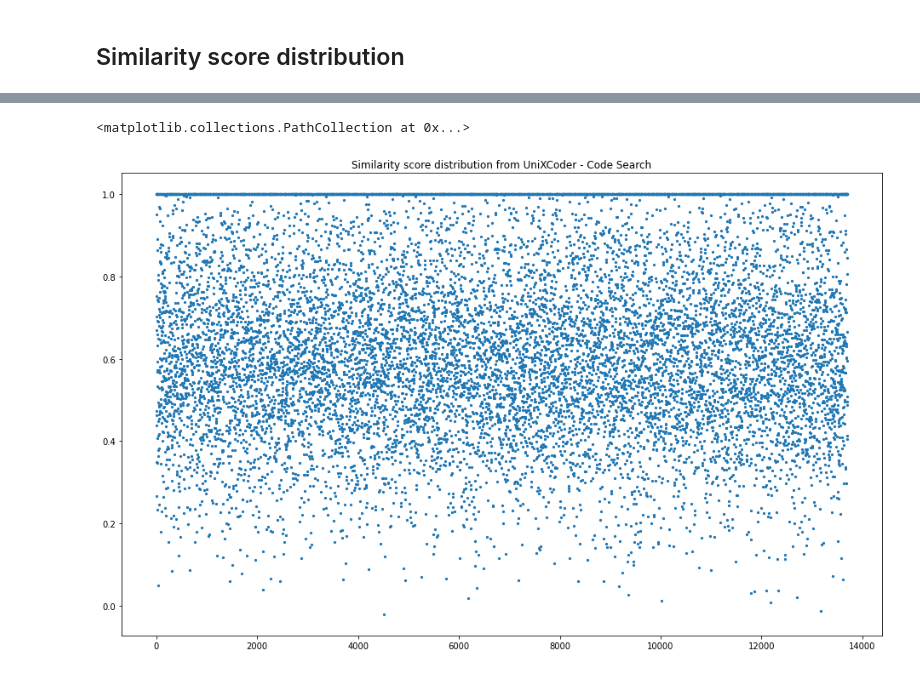
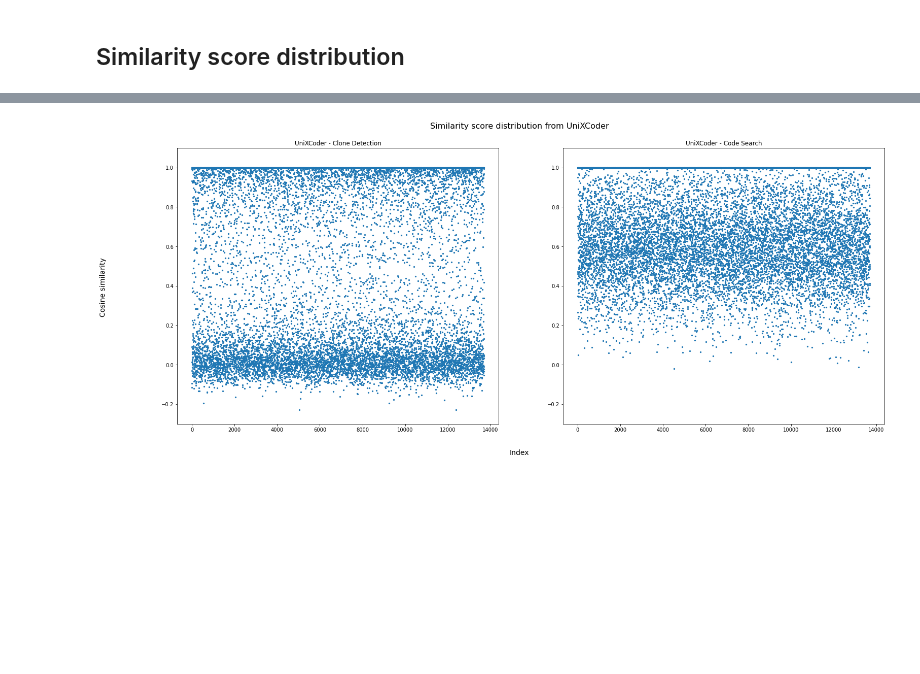
Before and after one commit to RepoAnalysis/RepoSim, a Jupyter notebook: notebooks/BiEncoder/UnixCoder_C4_Evaluation.ipynb, the cells around one changed output, grey strips where cells are left out. Cells and saved outputs as stored; diff of their text form; code cells hidden in the pictures; blank space fills up the shorter version.

```diff
--- a/notebooks/BiEncoder/UnixCoder_C4_Evaluation.ipynb
+++ b/notebooks/BiEncoder/UnixCoder_C4_Evaluation.ipynb
@@ -141,7 +142,25 @@ plt.scatter(clone_detection_scores.index, clone_detection_scores, s=5)
-# %%
-plt.figure(figsize=(16, 10))
-plt.title('Similarity score distribution from UniXCoder - Code Search')
-plt.scatter(code_search_scores.index, code_search_scores, s=5)
-# %% [output]
-<matplotlib.collections.PathCollection at 0x...>
-[figure, removed]
+# %%
+fig, (ax1, ax2) = plt.subplots(1, 2, figsize=(25, 10))
+
+ax1.set_title('UniXCoder - Clone Detection')
+ax1.scatter(clone_detection_scores.index, clone_detection_scores, s=5)
+
+ax2.set_title('UniXCoder - Code Search')
+ax2.scatter(code_search_scores.index, code_search_scores, s=5)
+
+# Set the same y-axis limits for both subplots
+ymin, ymax = min(clone_detection_scores.min(), code_search_scores.min()), max(clone_detection_scores.max(), code_search_scores.max())
+ax1.set_ylim(-0.3, 1.1)
+ax2.set_ylim(-0.3, 1.1)
+
+# Add x and y axis labels of the main figure
+fig.text(0.5, 0.04, 'Index', ha='center', fontsize=14)
+fig.text(0.04, 0.5, 'Cosine similarity', va='center', rotation='vertical', fontsize=14)
+
+# Add a main title for the whole figure
+fig.suptitle('Similarity score distribution from UniXCoder', fontsize=16, y=0.95)
+
+plt.savefig('cossim_distribution.eps')
+plt.show()
+# %% [output]
+[figure, added]
```
Also changed, not shown: parts of 4 cells of this notebook.
